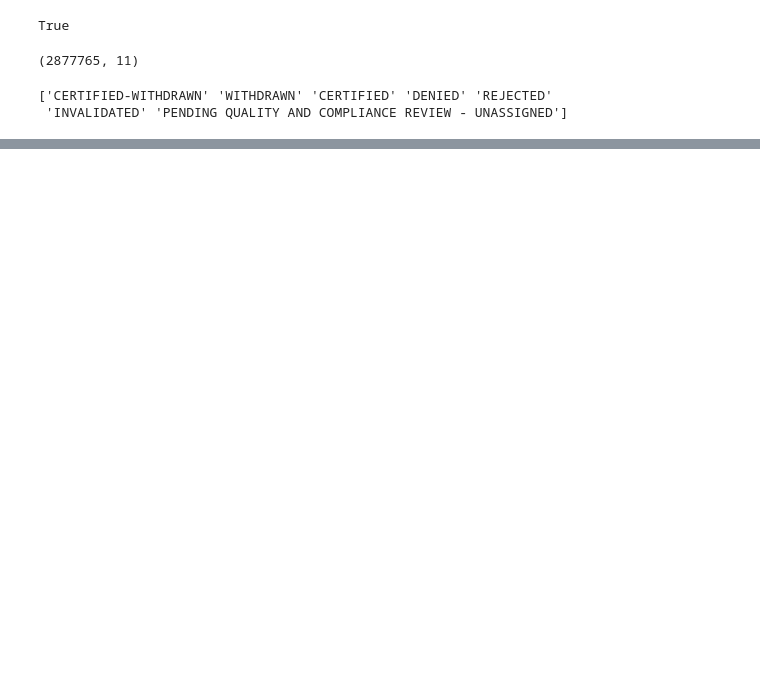
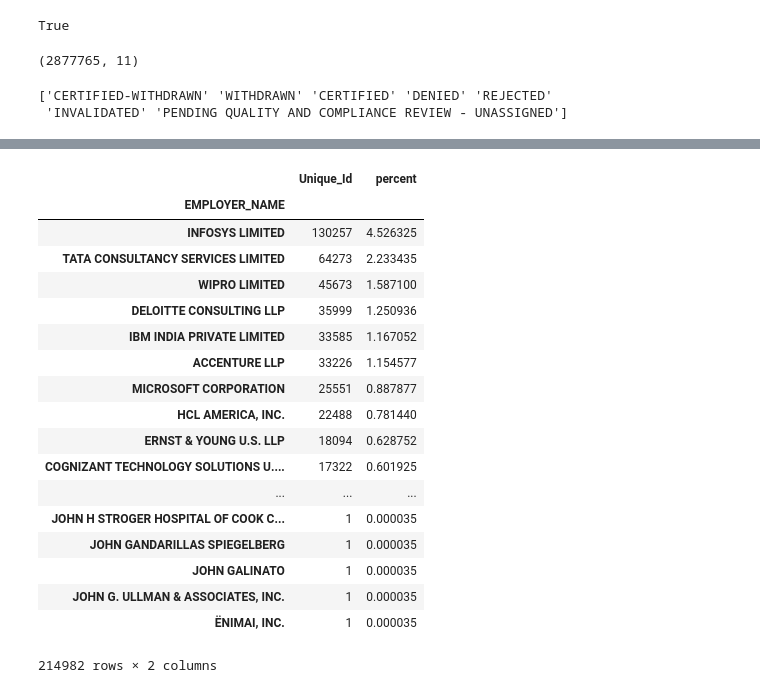
Before and after one commit to tsharmagw/PracticeProject, a Jupyter notebook: H-1B_Petition_analysis/H-1B_petitionAnalysis.ipynb, the cells around one changed output, grey strips where cells are left out. Drawn from its saved outputs; the diff is of its cells as text; code cells hidden in the pictures; blank space fills up the shorter version.

```diff
--- a/H-1B_Petition_analysis/H-1B_petitionAnalysis.ipynb
+++ b/H-1B_Petition_analysis/H-1B_petitionAnalysis.ipynb
@@ -71,0 +93,26 @@ plt.show()
+# %%
+#trying to find out companies who fill h1b petitions the most
+#infosys has filed for most of the h1b petitions from 2011 to 2016
+df1=df[["EMPLOYER_NAME","Unique_Id"]].groupby("EMPLOYER_NAME").agg("count").sort_values(by="Unique_Id",ascending=False)
+df1["percent"]=df1["Unique_Id"]*100/df.shape[0]
+df1
+# %% [output]
+|  | Unique_Id | percent |
+| EMPLOYER_NAME |  |  |
+| INFOSYS LIMITED | 130257 | 4.526325 |
+| TATA CONSULTANCY SERVICES LIMITED | 64273 | 2.233435 |
+| WIPRO LIMITED | 45673 | 1.587100 |
+| DELOITTE CONSULTING LLP | 35999 | 1.250936 |
+| IBM INDIA PRIVATE LIMITED | 33585 | 1.167052 |
+| ACCENTURE LLP | 33226 | 1.154577 |
+| MICROSOFT CORPORATION | 25551 | 0.887877 |
+| HCL AMERICA, INC. | 22488 | 0.781440 |
+| ERNST & YOUNG U.S. LLP | 18094 | 0.628752 |
+| COGNIZANT TECHNOLOGY SOLUTIONS U.... | 17322 | 0.601925 |
+| ... | ... | ... |
+| JOHN H STROGER HOSPITAL OF COOK C... | 1 | 0.000035 |
+| JOHN GANDARILLAS SPIEGELBERG | 1 | 0.000035 |
+| JOHN GALINATO | 1 | 0.000035 |
+| JOHN G. ULLMAN & ASSOCIATES, INC. | 1 | 0.000035 |
+| ËNIMAI, INC. | 1 | 0.000035 |
+214982 rows × 2 columns
```
Also changed, not shown: parts of 7 cells of this notebook.
